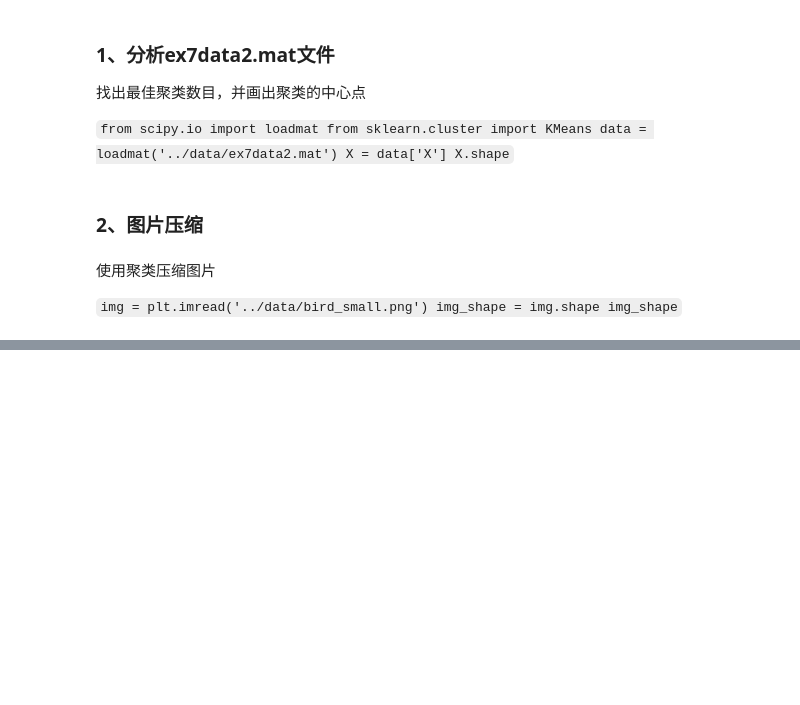
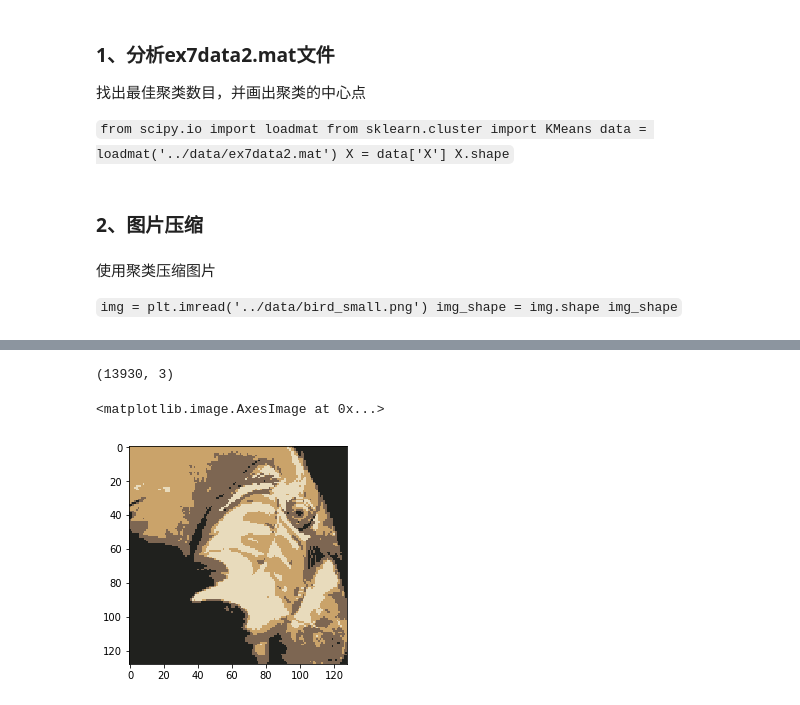
Before and after one commit to rottengeek/data_analysis, a Jupyter notebook: 24-K-means/K-means.ipynb, the cells around one changed output, grey strips where cells are left out. Cells and saved outputs as stored; diff of their text form; code cells hidden in the pictures; blank space fills up the shorter version.

```diff
--- a/24-K-means/K-means.ipynb
+++ b/24-K-means/K-means.ipynb
@@ -690,0 +674,23 @@ img_shape
+# %%
+from pandas import Series,DataFrame
+
+# 对颜色去重
+df = DataFrame(bird)
+df = df.drop_duplicates()
+df.shape
+# %% [output]
+(13930, 3)
+# %%
+kmeans = KMeans(4)
+kmeans.fit(bird)
+
+y_ = kmeans.predict(bird)
+#获取聚类的中心点
+main_color_ = kmeans.cluster_centers_
+# %%
+#numpy 中强大方法
+bird_new = main_color_[y_]
+plt.imshow(bird_new.reshape((128,128,-1)))
+# %% [output]
+<matplotlib.image.AxesImage at 0x...>
+[figure, added]
```
Also changed, not shown: parts of 26 cells of this notebook.
